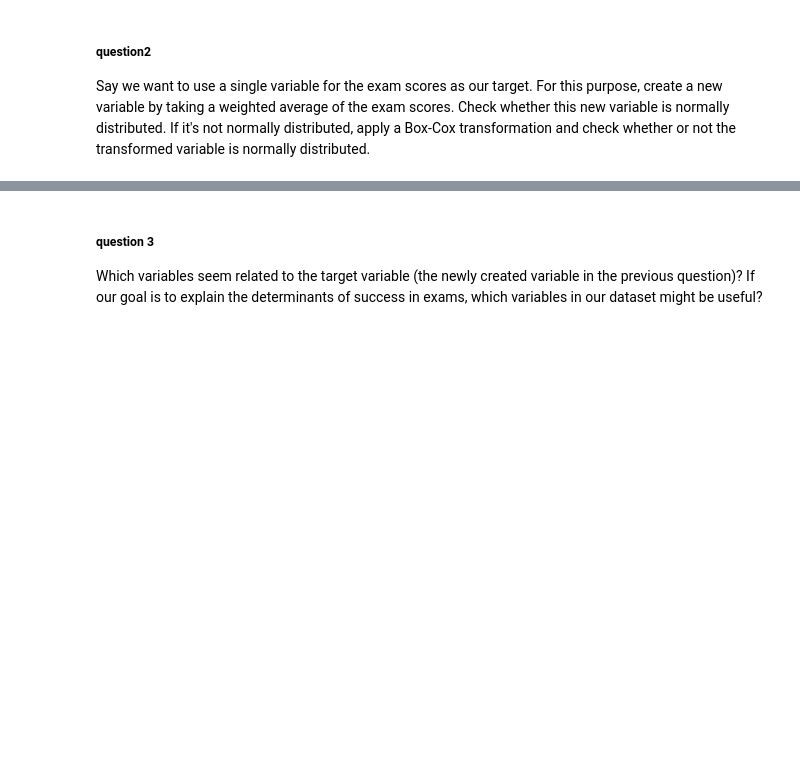
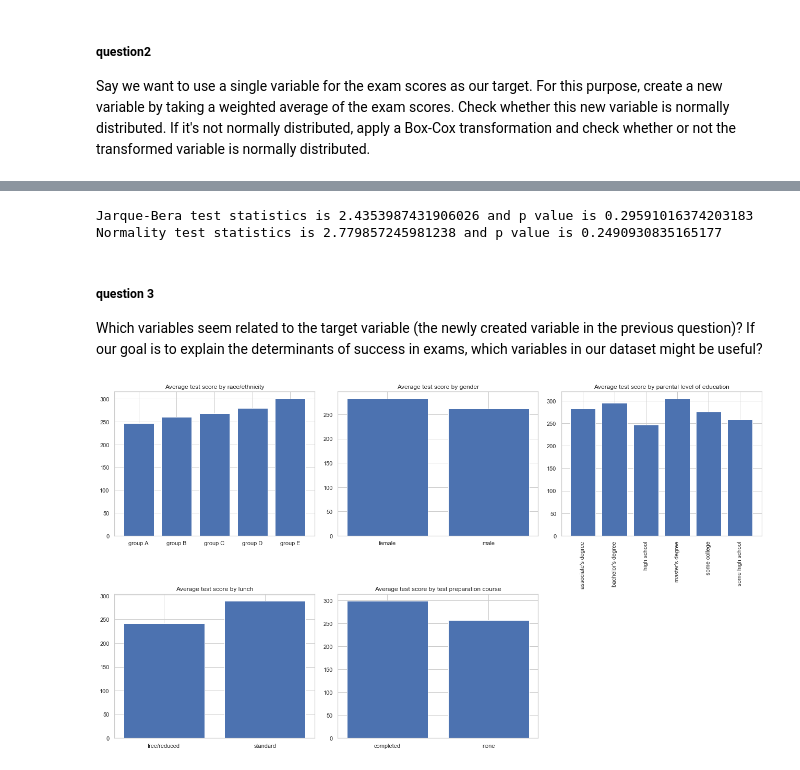
Before and after one commit to kathieking/Thinkful, a Jupyter notebook: check17_7_assignment.ipynb, the cells around one changed output, grey strips where cells are left out. Cells and saved outputs as stored; diff of their text form; code cells hidden in the pictures; blank space fills up the shorter version.

```diff
--- a/check17_7_assignment.ipynb
+++ b/check17_7_assignment.ipynb
@@ -178,3 +231,47 @@ Say we want to use a single variable for the exam scores as our target. For this
+# %%
+jb_stats = jarque_bera(wt_score_boxcox)
+norm_stats = normaltest(wt_score_boxcox)
+
+print("Jarque-Bera test statistics is {0} and p value is {1}".format(jb_stats[0], jb_stats[1]))
+print("Normality test statistics is {0} and p value is {1}".format(norm_stats[0], norm_stats[1]))
+# %% [output]
+Jarque-Bera test statistics is 2.4353987431906026 and p value is 0.29591016374203183
+Normality test statistics is 2.779857245981238 and p value is 0.2490930835165177
 # %% [markdown]
 ##### question 3
 Which variables seem related to the target variable (the newly created variable in the previous question)? If our goal is to explain the determinants of success in exams, which variables in our dataset might be useful?
+# %%
+studentsperformance_df['wt_score_boxcox'] = wt_score_boxcox
+# %%
+plt.figure(figsize=(18,10))
+
+plt.subplot(2,3,1)
+plt.bar(studentsperformance_df.groupby('race/ethnicity')['wt_score_boxcox'].mean().index,
+        studentsperformance_df.groupby('race/ethnicity')['wt_score_boxcox'].mean())
+plt.title('Average test score by race/ethnicity')
+
+plt.subplot(2,3,2)
+plt.bar(studentsperformance_df.groupby('gender')['wt_score_boxcox'].mean().index,
+       studentsperformance_df.groupby('gender')['wt_score_boxcox'].mean())
+plt.title('Average test score by gender')
+
+plt.subplot(2,3,3)
+plt.bar(studentsperformance_df.groupby('parental level of education')['wt_score_boxcox'].mean().index,
+       studentsperformance_df.groupby('parental level of education')['wt_score_boxcox'].mean())
+plt.xticks(rotation='vertical')
+plt.title('Average test score by parental level of education')
+
+plt.subplot(2,3,4)
+plt.bar(studentsperformance_df.groupby('lunch')['wt_score_boxcox'].mean().index,
+       studentsperformance_df.groupby('lunch')['wt_score_boxcox'].mean())
+plt.title('Average test score by lunch')
+
+plt.subplot(2,3,5)
+plt.bar(studentsperformance_df.groupby('test preparation course')['wt_score_boxcox'].mean().index,
+       studentsperformance_df.groupby('test preparation course')['wt_score_boxcox'].mean())
+plt.title('Average test score by test preparation course')
+
+plt.tight_layout()
+plt.show()
+# %% [output]
+[figure, added]
```
Also changed, not shown: parts of 12 cells of this notebook.
